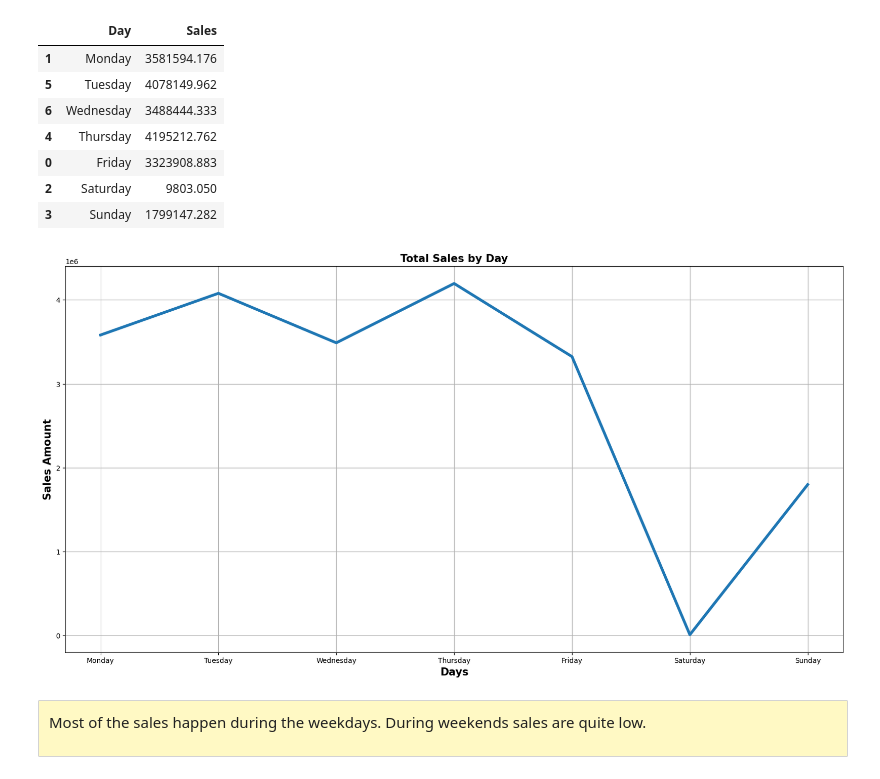
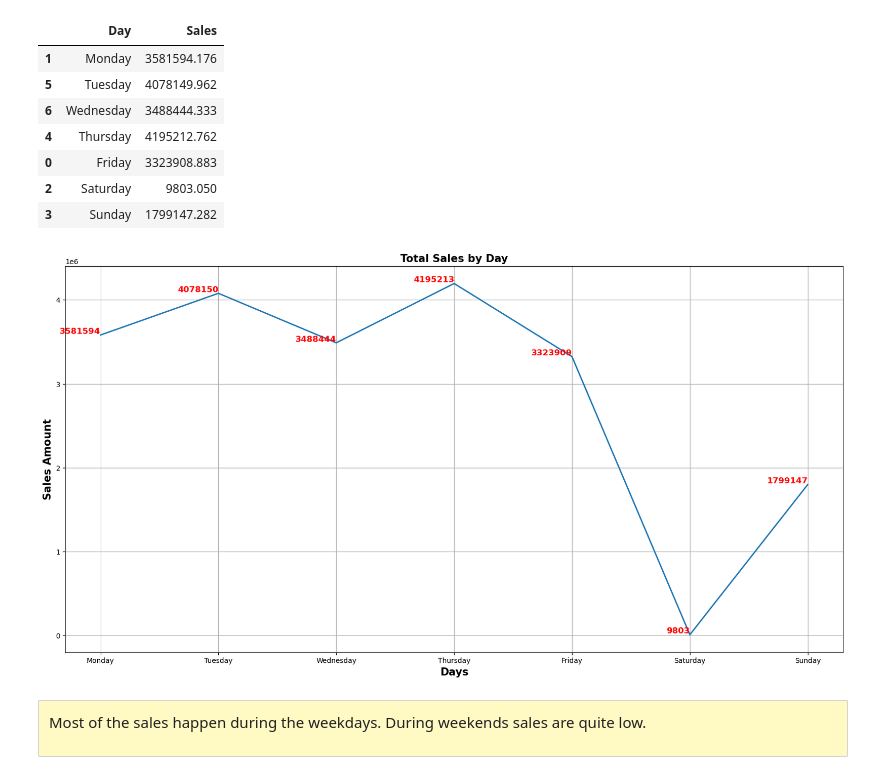
Before and after one commit to RITS98/Forecasting-Real-World-Applications-IEOR-4578-Project, a Jupyter notebook: Project 1/Project_1.ipynb, the cells around one changed output. Cells and saved outputs as stored; diff of their text form; code cells hidden in the pictures.

```diff
--- a/Project 1/Project_1.ipynb
+++ b/Project 1/Project_1.ipynb
@@ -540,14 +540,16 @@ sales_by_day.sort_values('Day')
 | 3 | Sunday | 1799147.282 |
 # %%
 plt.figure(figsize=(20, 10))
-sns.lineplot(data=sales_by_day.sort_values('Day'), x='Day', y='Sales', linewidth=4)
+sns.lineplot(data=sales_by_day.sort_values('Day'), x='Day', y='Sales', linewidth=2)
+for x, y in zip(sales_by_day["Day"], sales_by_day["Sales"]):
+    plt.text(x, y, f"{y:.0f}", fontsize=12, ha="right", va="bottom", fontweight="bold", color="red")
 plt.xlabel('Days', fontsize=15, fontweight='bold')
 plt.ylabel('Sales Amount', fontsize=15, fontweight='bold')
 plt.title('Total Sales by Day', fontsize=15, fontweight='bold')
 plt.grid()
 plt.show()
 # %% [output]
-[figure, old version]
+[figure, new version]
 # %% [markdown]
 <div style="background-color: #fff9c4; padding: 10px; border-radius: 1px; border: 1px solid #d3d3d3;">
 
```
Also changed, not shown: parts of 22 cells of this notebook, 3 other files.
